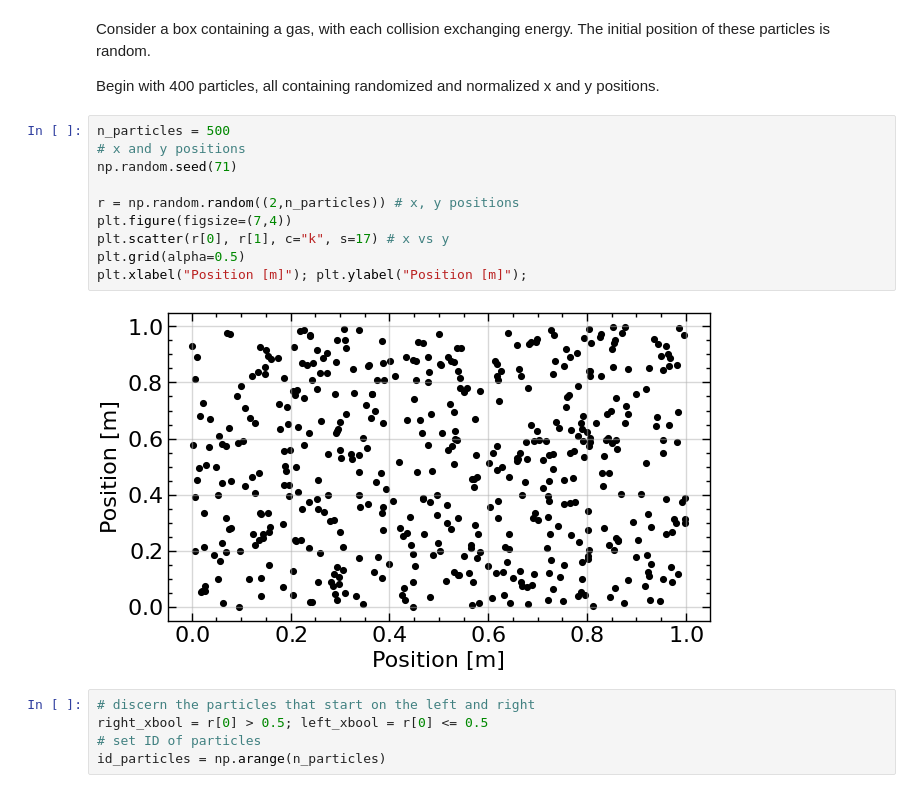
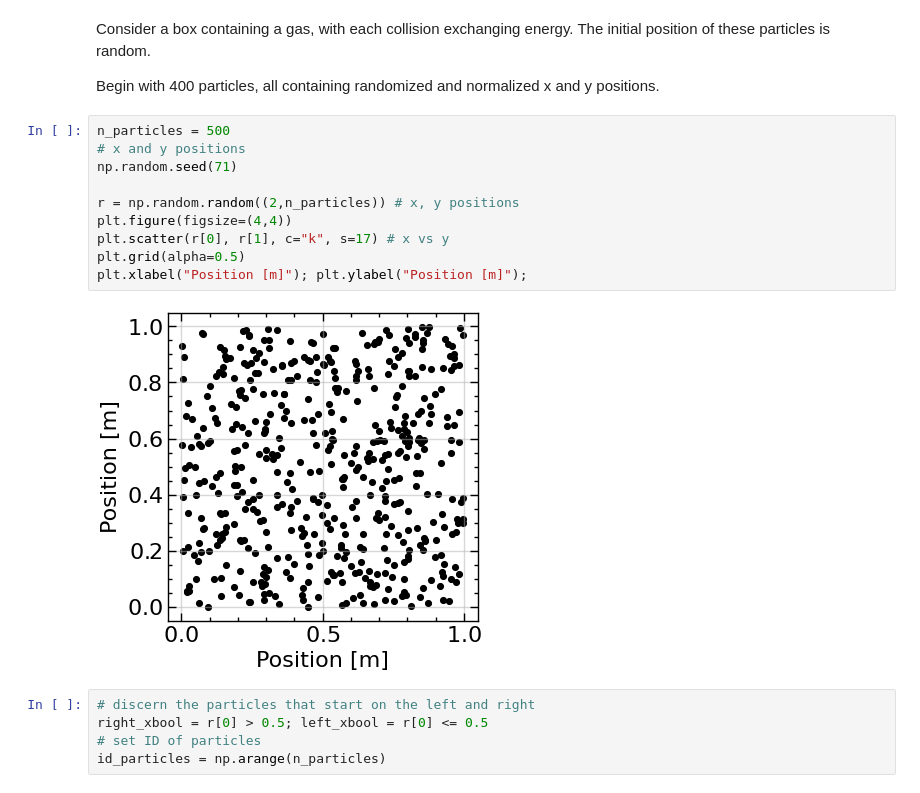
Before and after one commit to Chinnasf/Physics, a Jupyter notebook: GPU Code/Boltzmann Distribution | Non-GPU.ipynb, the cells around one changed output. Cells and saved outputs as stored; diff of their text form.

```diff
--- a/GPU Code/Boltzmann Distribution | Non-GPU.ipynb
+++ b/GPU Code/Boltzmann Distribution | Non-GPU.ipynb
@@ -20,15 +20,15 @@ Begin with 400 particles, all containing randomized and normalized x and y posit
 # %%
 n_particles = 500
 # x and y positions
 np.random.seed(71)
 
 r = np.random.random((2,n_particles)) # x, y positions
-plt.figure(figsize=(7,4))
+plt.figure(figsize=(4,4))
 plt.scatter(r[0], r[1], c="k", s=17) # x vs y
 plt.grid(alpha=0.5)
 plt.xlabel("Position [m]"); plt.ylabel("Position [m]");
 # %% [output]
-[figure, old version]
+[figure, new version]
 # %%
 # discern the particles that start on the left and right
 right_xbool = r[0] > 0.5; left_xbool = r[0] <= 0.5
```
Also changed, not shown: parts of 6 cells of this notebook.
